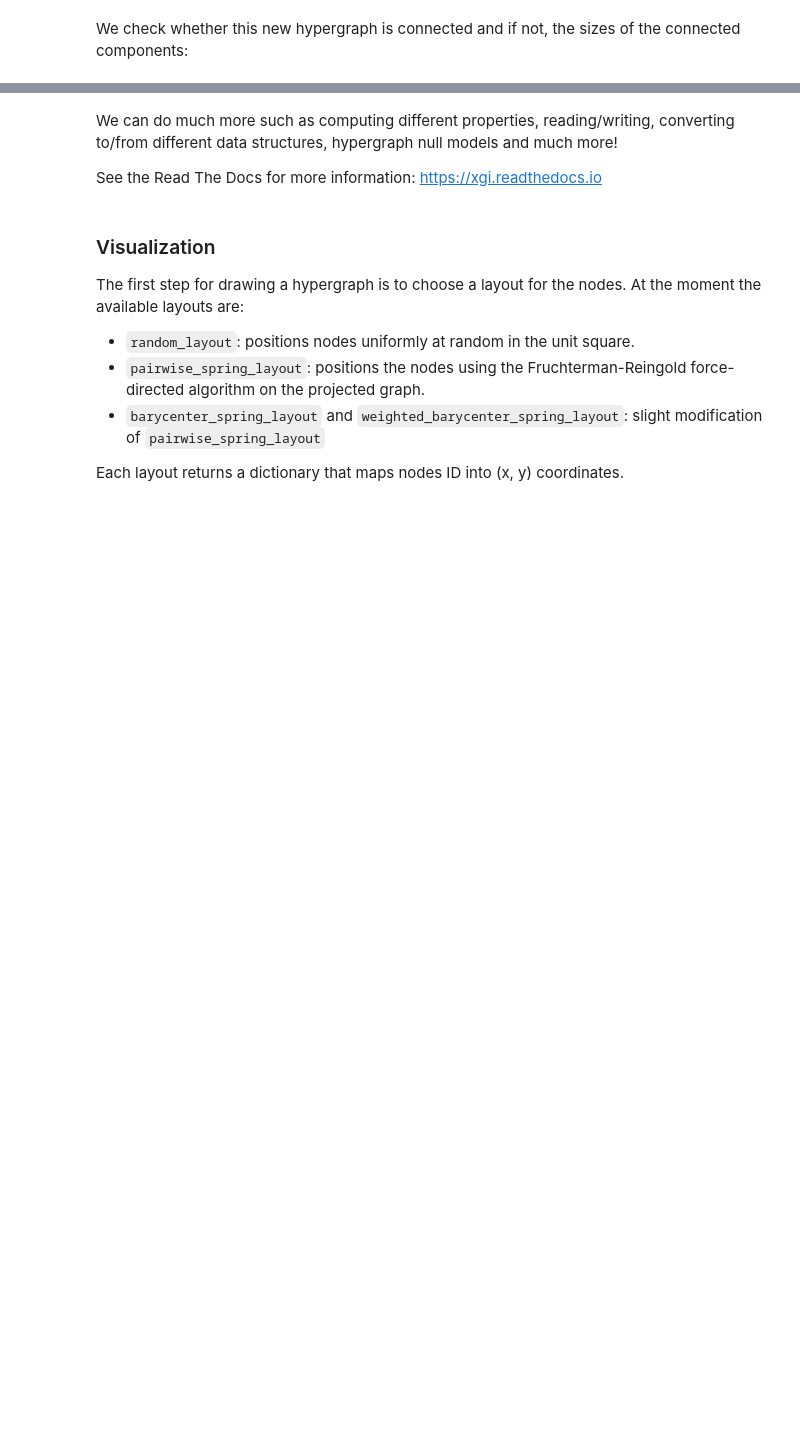
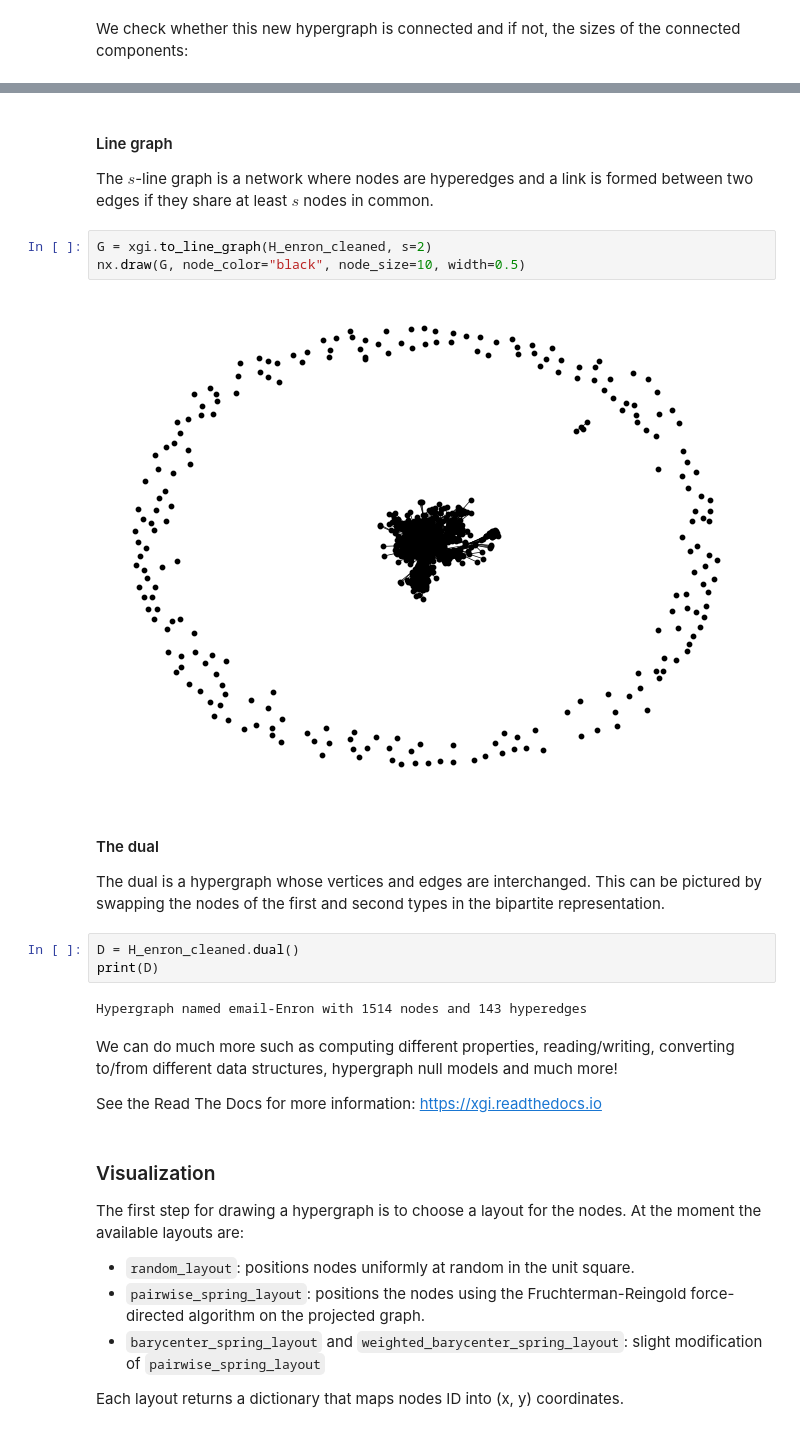
Before and after one commit to xgi-org/xgi, a Jupyter notebook: tutorials/quickstart.ipynb, the cells around one changed output, grey strips where cells are left out. Drawn from its saved outputs; the diff is of its cells as text; blank space fills up the shorter version.

```diff
--- a/tutorials/quickstart.ipynb
+++ b/tutorials/quickstart.ipynb
@@ -109,3 +172,21 @@ if not connected:
+# %% [markdown]
+#### Line graph
+
+The $s$-line graph is a network where nodes are hyperedges and a link is formed between two edges if they share at least $s$ nodes in common.
+# %%
+G = xgi.to_line_graph(H_enron_cleaned, s=2)
+nx.draw(G, node_color="black", node_size=10, width=0.5)
+# %% [output]
+[figure, added]
+# %% [markdown]
+#### The dual
+
+The dual is a hypergraph whose vertices and edges are interchanged. This can be pictured by swapping the nodes of the first and second types in the bipartite representation.
+# %%
+D = H_enron_cleaned.dual()
+print(D)
+# %% [output]
+Hypergraph named email-Enron with 1514 nodes and 143 hyperedges
 # %% [markdown]
 We can do much more such as computing different properties, reading/writing, converting to/from different data structures, hypergraph null models and much more!
 
```
Also changed, not shown: parts of 43 cells of this notebook, 1 other file.
